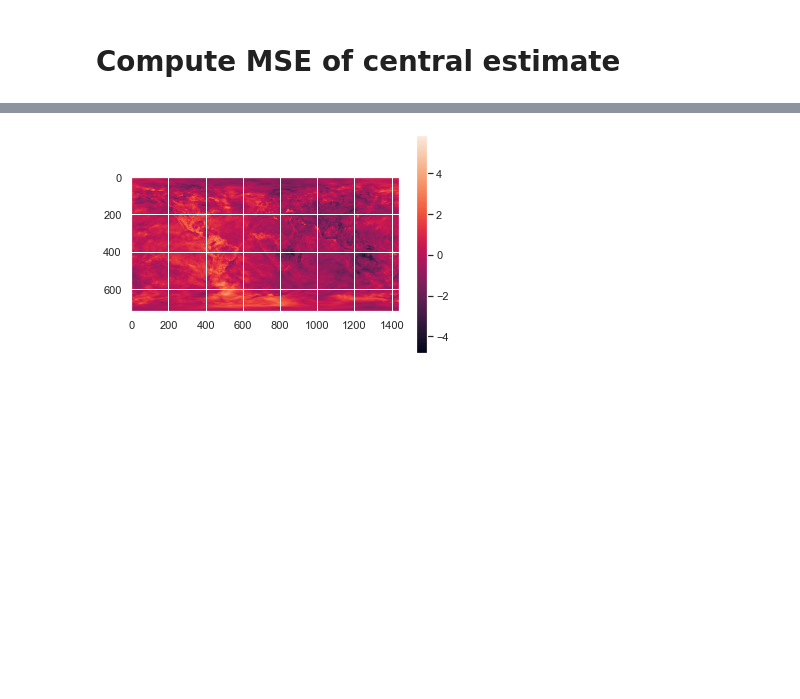
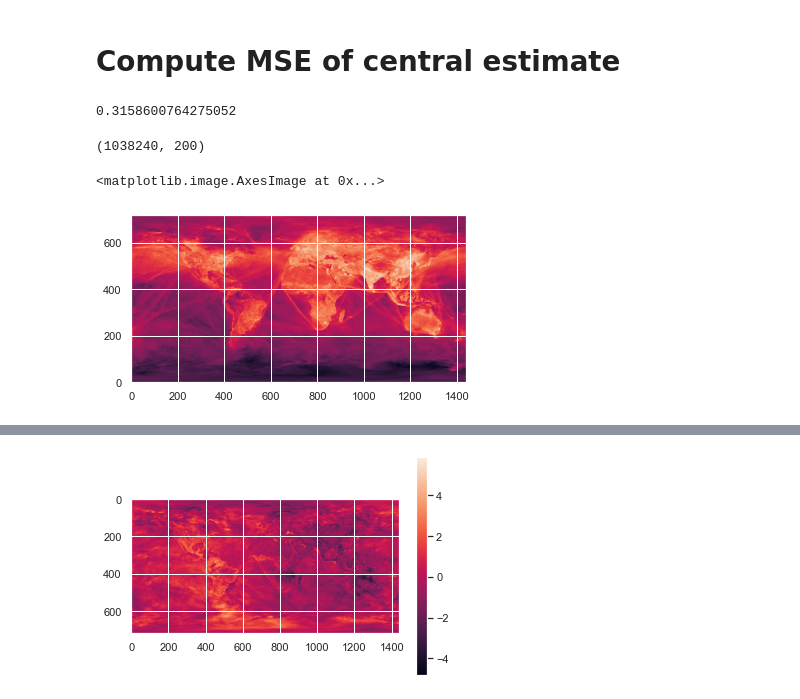
Before and after one commit to AlexTMallen/NASA-GEOS, a Jupyter notebook: pca-dpk.ipynb, the cells around one changed output, grey strips where cells are left out. Saved outputs shown, nothing was run; the diff lists cells and outputs as text; code cells hidden in the pictures; blank space fills up the shorter version.

```diff
--- a/pca-dpk.ipynb
+++ b/pca-dpk.ipynb
@@ -133,6 +133,19 @@ plt.show()
 U = np.load(f"D:/atmo-chem/{name}_rank{K}U.npy")
 spatial_means = np.load(f"ristretto/{name}_spatial_means.npy")
 s = np.load(f"ristretto/{name}_rank{K}sigmas.npy")
+# %%
+sum(np.sqrt(s[:20])) / sum(np.sqrt(s))
+# %% [output]
+0.3158600764275052
+# %%
+U.shape
+# %% [output]
+(1038240, 200)
+# %%
+plt.imshow(spatial_means.reshape(721, 1440), origin="lower")
+# %% [output]
+<matplotlib.image.AxesImage at 0x...>
+[figure, added]
 # %%
 current_date = dt.datetime(2020, 1, 1)
 end_date = dt.datetime(2020, 3, 15)
```
Also changed, not shown: parts of 3 cells of this notebook, 5 other files.
